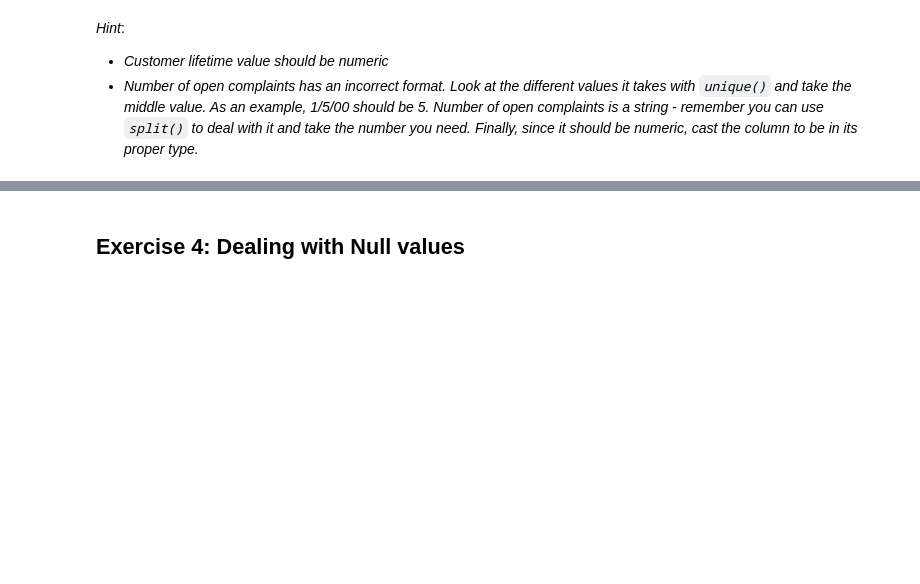
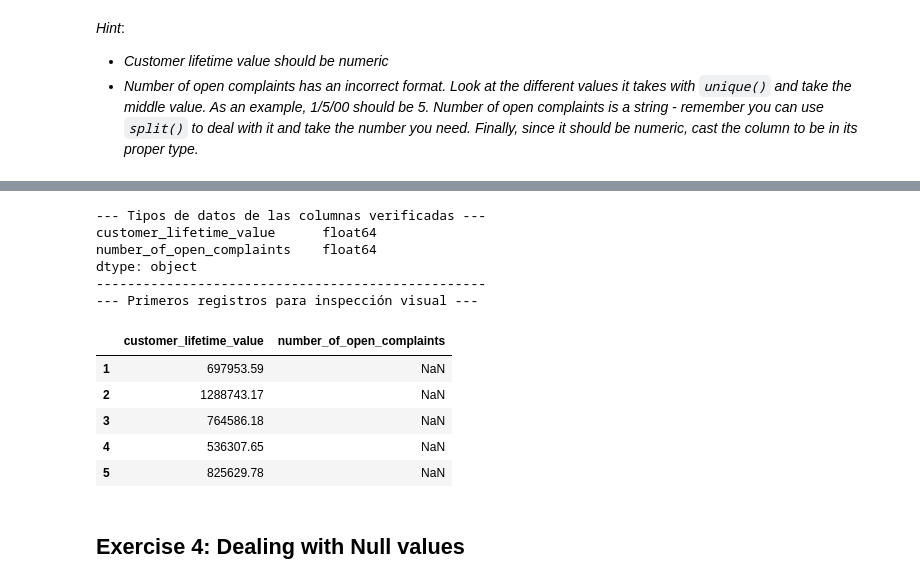
Before and after one commit to nailaikhenazenni-afk/lab-dw-data-cleaning-and-formatting, a Jupyter notebook: lab-dw-data-cleaning-and-formatting.ipynb, the cells around one changed output, grey strips where cells are left out. Saved outputs shown, nothing was run; the diff lists cells and outputs as text; code cells hidden in the pictures; blank space fills up the shorter version.

```diff
--- a/lab-dw-data-cleaning-and-formatting.ipynb
+++ b/lab-dw-data-cleaning-and-formatting.ipynb
@@ -183,3 +182,29 @@ df.head()
+# %%
+# ==============================================================================
+# VERIFICACIÓN DE CONSISTENCIA Y TIPOS DE DATOS
+# ==============================================================================
+
+columnas_verificar = ["customer_lifetime_value", "number_of_open_complaints"]
+
+print("--- Tipos de datos de las columnas verificadas ---")
+print(df[columnas_verificar].dtypes)
+print("-" * 50)
+
+print("--- Primeros registros para inspección visual ---")
+df[columnas_verificar].head()
+# %% [output]
+--- Tipos de datos de las columnas verificadas ---
+customer_lifetime_value      float64
+number_of_open_complaints    float64
+dtype: object
+--------------------------------------------------
+--- Primeros registros para inspección visual ---
+|  | customer_lifetime_value | number_of_open_complaints |
+| 1 | 697953.59 | NaN |
+| 2 | 1288743.17 | NaN |
+| 3 | 764586.18 | NaN |
+| 4 | 536307.65 | NaN |
+| 5 | 825629.78 | NaN |
 # %% [markdown]
 ## Exercise 4: Dealing with Null values
 # %% [markdown]
```
Also changed, not shown: parts of 3 cells of this notebook.
